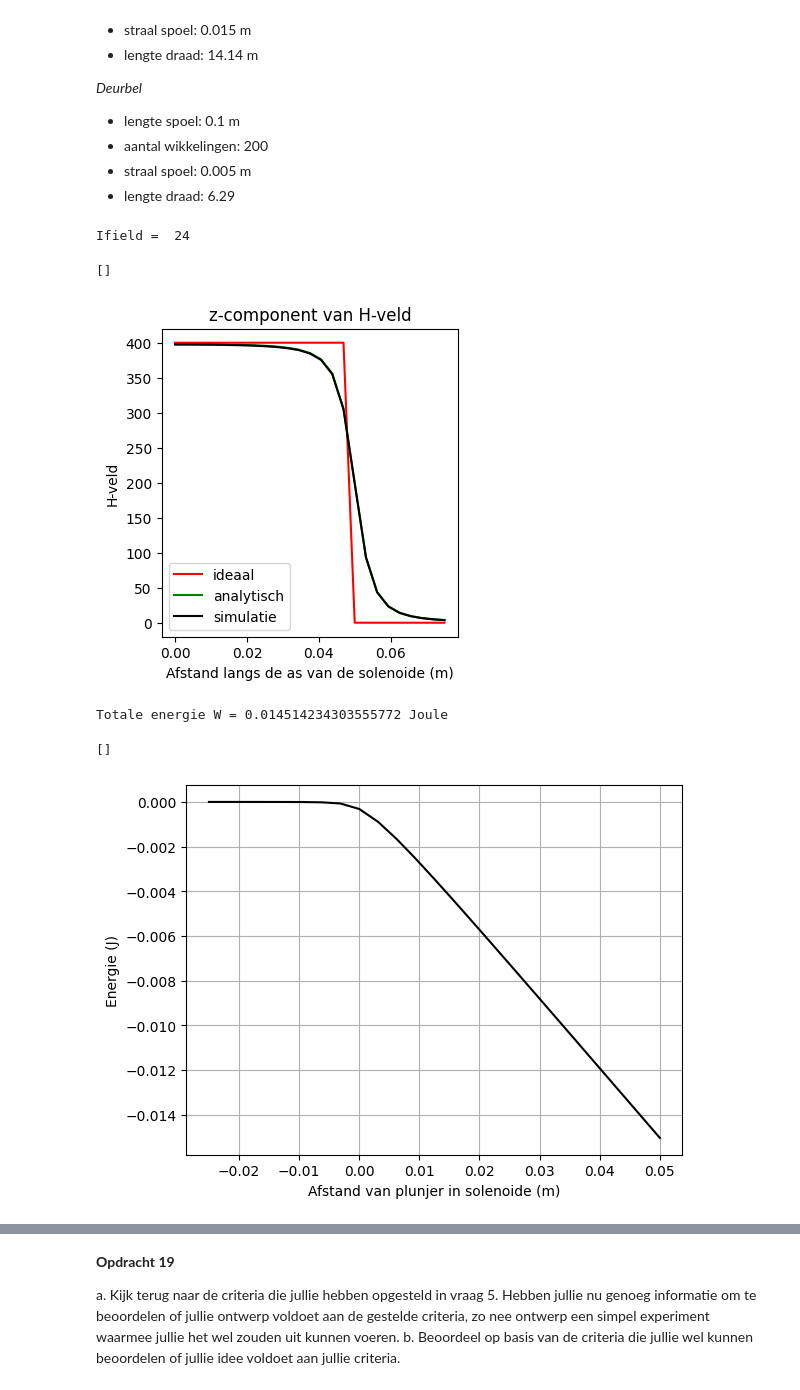
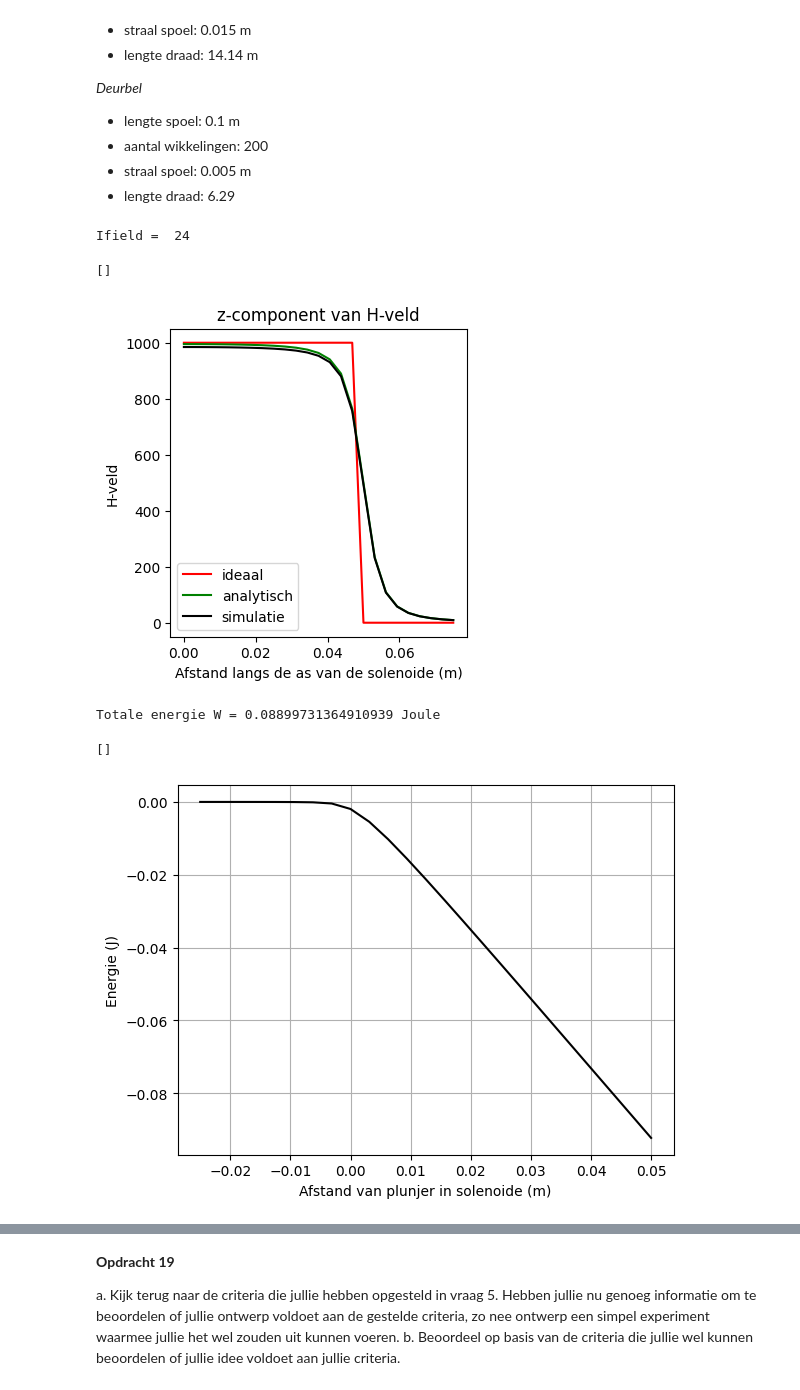
Before and after one commit to SebasvandenAkker/opdrachten-DEF-D, a Jupyter notebook: DigitaleOntwerpopdrachten/2KrachtactuatorOpdracht/KrachtactuatorOpdracht.ipynb, the cells around one changed output, grey strips where cells are left out. Saved outputs shown, nothing was run; the diff lists cells and outputs as text; code cells hidden in the pictures.

```diff
--- a/DigitaleOntwerpopdrachten/2KrachtactuatorOpdracht/KrachtactuatorOpdracht.ipynb
+++ b/DigitaleOntwerpopdrachten/2KrachtactuatorOpdracht/KrachtactuatorOpdracht.ipynb
@@ -629,7 +629,7 @@ L_sol=0.15
 r_sol= 0.015
 N=5000
 
-aantal_wikkelingen = 150
+aantal_omwentelingen = 150
 
 x,y,z = parametrisatie(N,r_sol,aantal_omwentelingen,L_sol)
 dl = np.column_stack((np.diff(x), np.diff(y), np.diff(z)))
@@ -747,7 +747,7 @@ L_sol=0.1
 r_sol= 0.005
 N=5000
 
-aantal_wikkelingen = 200
+aantal_omwentelingen = 200
 
 x,y,z = parametrisatie(N,r_sol,aantal_omwentelingen,L_sol)
 dl = np.column_stack((np.diff(x), np.diff(y), np.diff(z)))
@@ -773,34 +773,34 @@ for i_field in range(n_ax):
         r_source = np.array([x[i_source], y[i_source], z[i_source]])
 
         Hsimulated += field_current_element(r_field, r_source, dl)
 
 
     # selecting the z-component
     H_ax[i_field,0]=Hsimulated[2]
 
 
 H_veld_ideaal = np.zeros(n_ax)
 H_veld_ideaal[np.abs(z_ax) < L_sol/2] = aantal_omwentelingen * I / L_sol
 
 # dit is nog een aardige analytische uitdrukking die je kan uitrekenen voor de z-component op de as van een solenoide met eindige lengte
 H_veld_analytisch=(aantal_omwentelingen*I/L_sol/2)*((L_sol/2-z_ax)/np.sqrt((z_ax- L_sol/2)**2 + r_sol**2)+(L_sol/2+z_ax)/np.sqrt((z_ax+ L_sol/2)**2 + r_sol**2))
 
 
 
 plt.figure(figsize=[13,4])
 plt.subplot(131)
 plt.title('z-component van H-veld')
 plt.plot(z_ax, H_veld_ideaal, '-r', label='ideaal')
 plt.plot(z_ax, H_veld_analytisch, '-g', label='analytisch')
 plt.plot(z_ax, H_ax, '-k', label='simulatie')
 plt.xlabel('Afstand langs de as van de solenoide (m)')
 plt.ylabel('H-veld')
 plt.legend()
 plt.plot()
 # %% [output]
 Ifield =  24
 []
-[figure, old version]
+[figure, new version]
 # %%
 
 # integrate the field up to point z_p
@@ -820,9 +820,9 @@ plt.ylabel('Energie (J)')
 plt.grid()
 plt.plot()
 # %% [output]
-Totale energie W = 0.014514234303555772 Joule
+Totale energie W = 0.08899731364910939 Joule
 []
-[figure, old version]
+[figure, new version]
 # %%
 force_analytical = -mu_0*mu_r*np.pi*r_sol**2*aantal_omwentelingen**2*I**2/2/L_sol**2 # Kracht uitrekenen numeriek
 force_numerical=np.diff(Wz, n=1, append=[0])/(z_ax[1] - z_ax[0]) # Kracht uitrekenen
```
Also changed, not shown: parts of 5 cells of this notebook.
